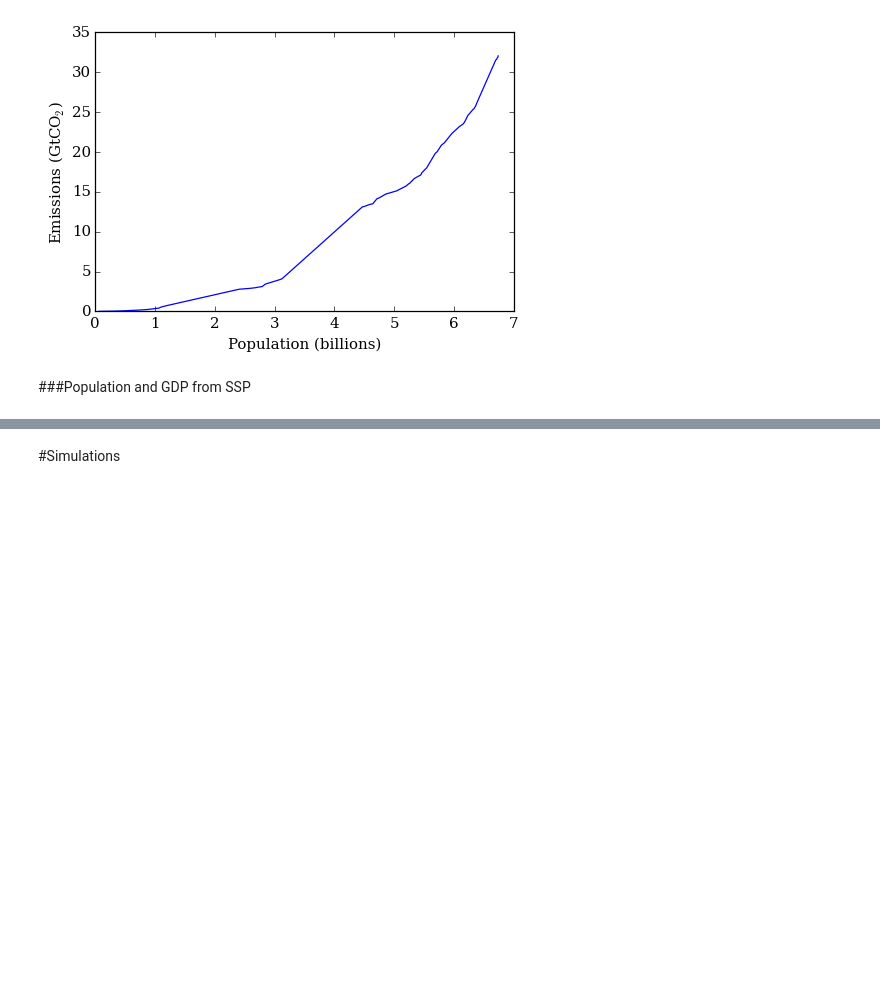
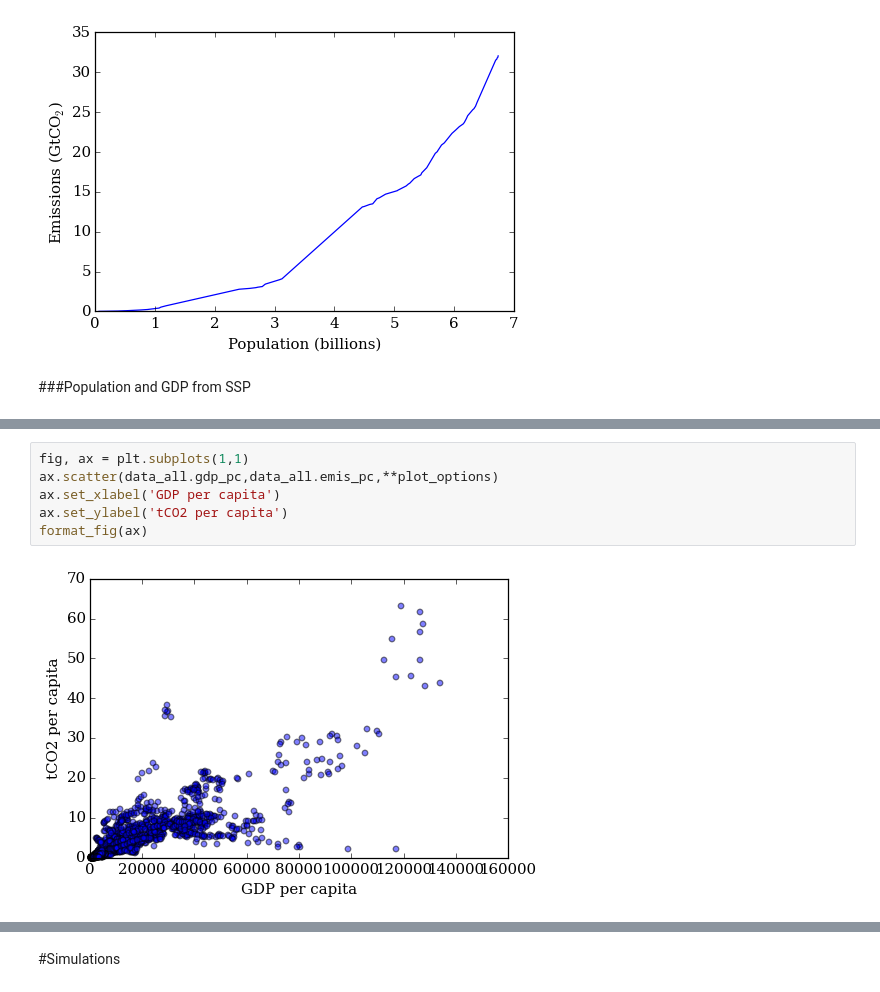
Before and after one commit to adrivsh/hh_emi_ineq, a Jupyter notebook: countries_emis_ineq.ipynb, the cells around one changed output, grey strips where cells are left out. Saved outputs shown, nothing was run; the diff lists cells and outputs as text; blank space fills up the shorter version.

```diff
--- a/countries_emis_ineq.ipynb
+++ b/countries_emis_ineq.ipynb
@@ -211,0 +232,8 @@ len(LICs)
+# %%
+fig, ax = plt.subplots(1,1)
+ax.scatter(data_all.gdp_pc,data_all.emis_pc,**plot_options)
+ax.set_xlabel('GDP per capita')
+ax.set_ylabel('tCO2 per capita')
+format_fig(ax)
+# %% [output]
+[figure, added]
```
Also changed, not shown: parts of 56 cells of this notebook, 5 other files.
